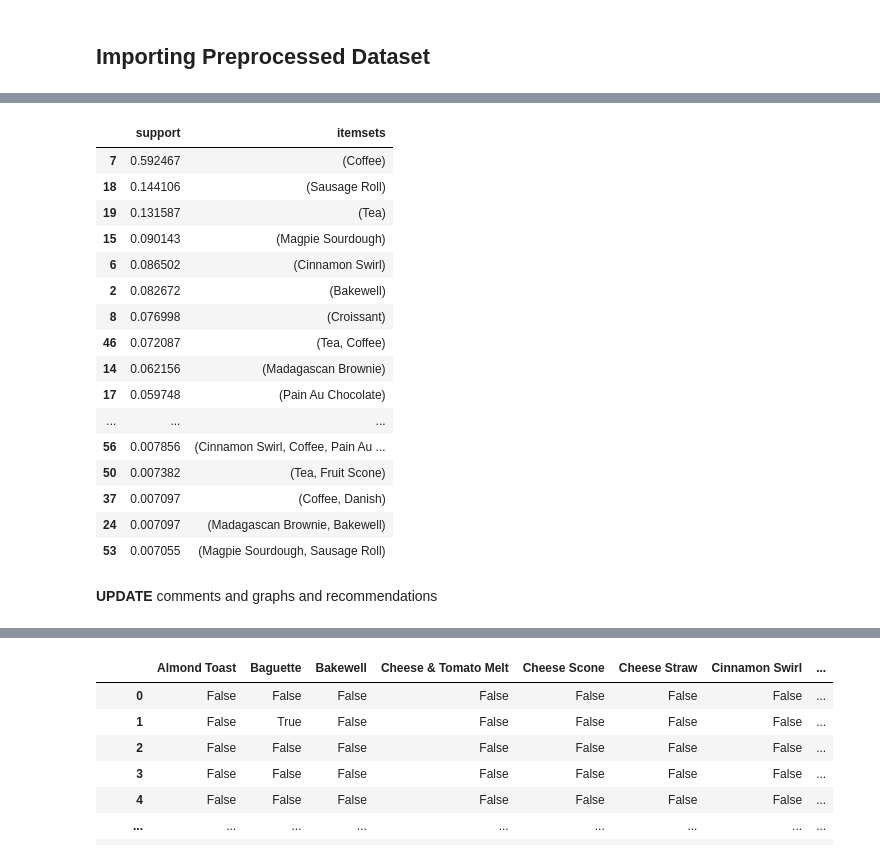
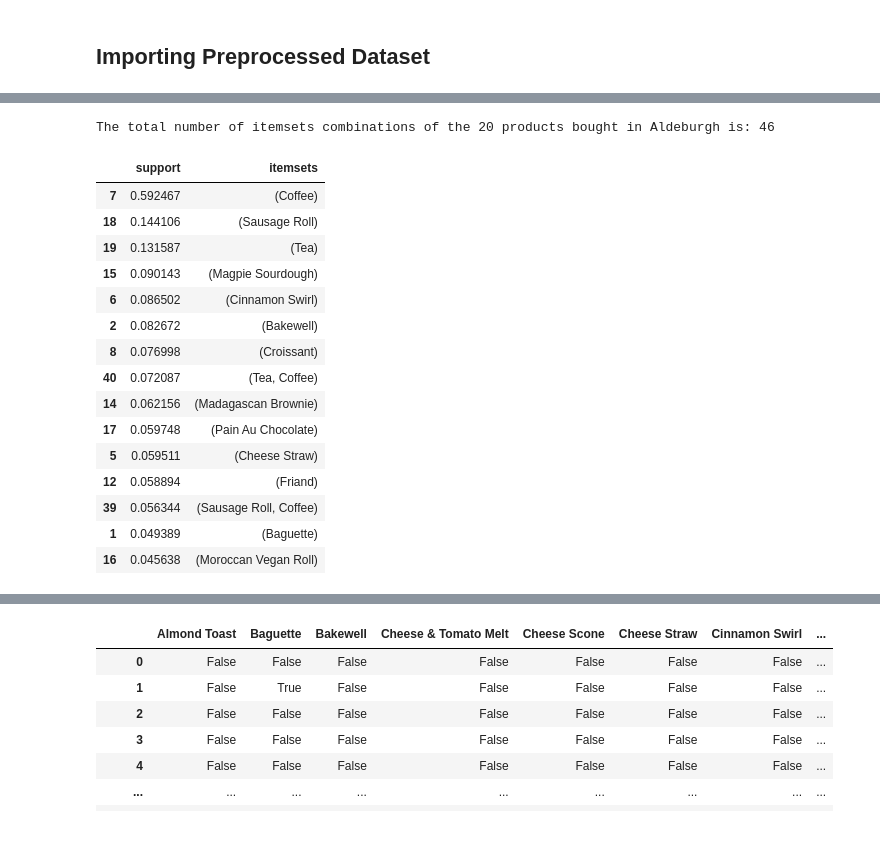
Before and after one commit to amagnall/Bakery_Sales_Forecasting, a Jupyter notebook: 11_Market_Basket_Analysis.ipynb, the cells around one changed output, grey strips where cells are left out. Saved outputs shown, nothing was run; the diff lists cells and outputs as text; code cells hidden in the pictures.

```diff
--- a/11_Market_Basket_Analysis.ipynb
+++ b/11_Market_Basket_Analysis.ipynb
@@ -78,12 +131,0 @@ aldeburgh.head()
-# %%
-# To remove the rows of data that aren't the selected products and have the name Remove
-aldeburgh = aldeburgh[aldeburgh['ProductName']!='Remove']
-southwold = southwold[southwold['ProductName']!='Remove']
-darsham = darsham[darsham['ProductName']!='Remove']
-norwich = norwich[norwich['ProductName']!='Remove']
-# %%
-# To keep the columns require
-aldeburgh = aldeburgh[['TransactionId', 'ProductName', 'Quantity']]
-southwold = southwold[['TransactionId', 'ProductName', 'Quantity']]
-darsham = darsham[['TransactionId', 'ProductName', 'Quantity']]
-norwich = norwich[['TransactionId', 'ProductName', 'Quantity']]
@@ -100,6 +131,0 @@ aldeburgh.head()
-# %%
-# To dropna values
-aldeburgh.dropna(inplace=True)
-southwold.dropna(inplace=True)
-darsham.dropna(inplace=True)
-norwich.dropna(inplace=True)
@@ -123,3 +341,3 @@ aldeburgh_encoded.head()
 # %%
-a = apriori(aldeburgh_encoded, min_support=0.007, use_colnames=True)
-association_rules(a, metric='lift', min_threshold=1).sort_values('lift', ascending=False)
+# alpriori algorithm called
+ald_basket = apriori(aldeburgh_encoded, min_support=0.01, use_colnames=True)
@@ -144,22 +348,25 @@ association_rules(a, metric='lift', min_threshold=1).sort_values('lift', ascendi
+# %%
+print(f'The total number of itemsets combinations of the 20 products bought in Aldeburgh is: \
+{ald_basket.itemsets.count()}')
+# %% [output]
+The total number of itemsets combinations of the 20 products bought in Aldeburgh is: 46
 # %%
-a.sort_values('support', ascending=False)
+# To see the top 15 itemsets bought
+ald_basket.sort_values('support', ascending=False).head(15)
 # %% [output]
 |  | support | itemsets |
 | 7 | 0.592467 | (Coffee) |
 | 18 | 0.144106 | (Sausage Roll) |
 | 19 | 0.131587 | (Tea) |
 | 15 | 0.090143 | (Magpie Sourdough) |
 | 6 | 0.086502 | (Cinnamon Swirl) |
 | 2 | 0.082672 | (Bakewell) |
 | 8 | 0.076998 | (Croissant) |
-| 46 | 0.072087 | (Tea, Coffee) |
+| 40 | 0.072087 | (Tea, Coffee) |
 | 14 | 0.062156 | (Madagascan Brownie) |
 | 17 | 0.059748 | (Pain Au Chocolate) |
-| ... | ... | ... |
-| 56 | 0.007856 | (Cinnamon Swirl, Coffee, Pain Au ... |
-| 50 | 0.007382 | (Tea, Fruit Scone) |
-| 37 | 0.007097 | (Coffee, Danish) |
-| 24 | 0.007097 | (Madagascan Brownie, Bakewell) |
-| 53 | 0.007055 | (Magpie Sourdough, Sausage Roll) |
+| 5 | 0.059511 | (Cheese Straw) |
+| 12 | 0.058894 | (Friand) |
+| 39 | 0.056344 | (Sausage Roll, Coffee) |
+| 1 | 0.049389 | (Baguette) |
+| 16 | 0.045638 | (Moroccan Vegan Roll) |
-# %% [markdown]
-**UPDATE** comments and graphs and recommendations
```
Also changed, not shown: parts of 65 cells of this notebook, 2 other files.
